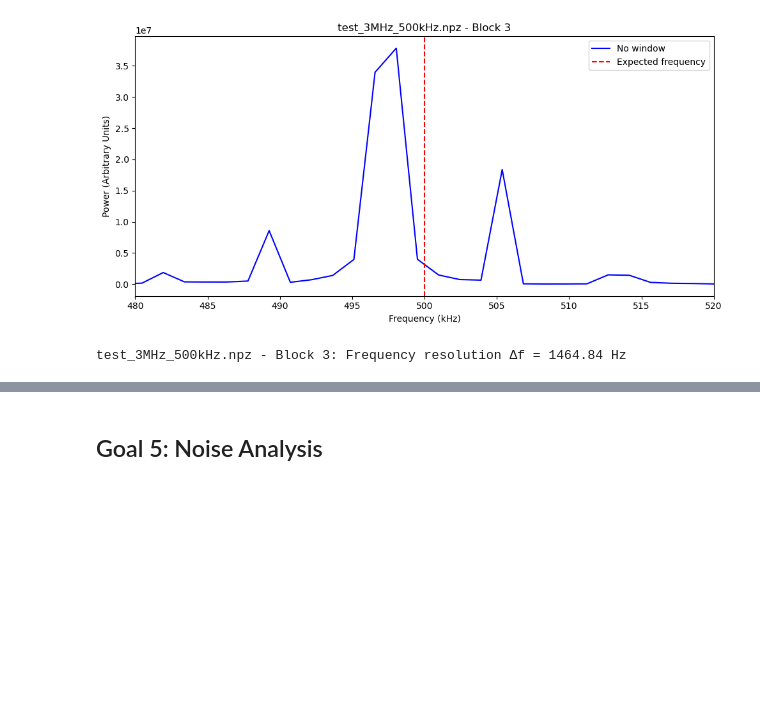
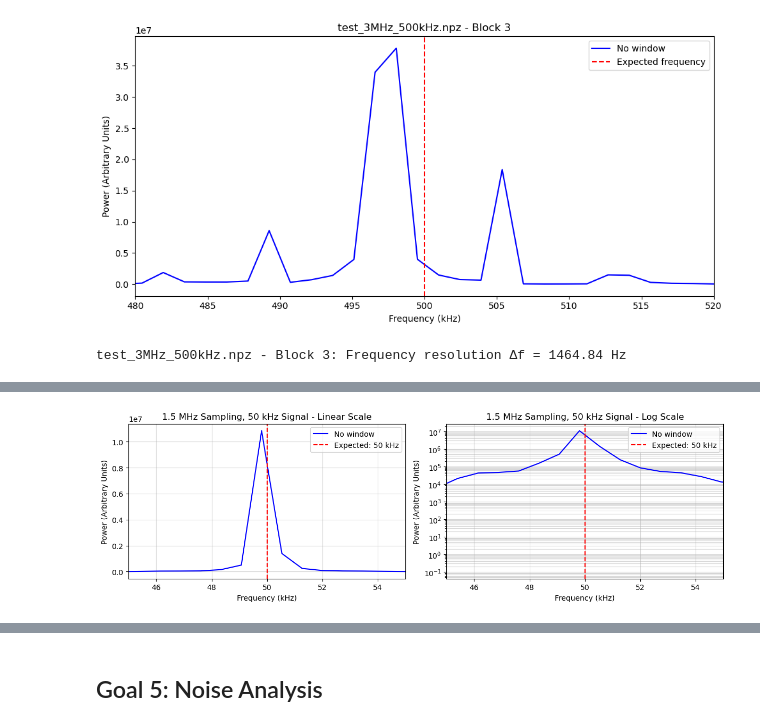
Before and after one commit to averybooks/radiolab2026-Cal, a Jupyter notebook: LAB1_Code.ipynb, the cells around one changed output, grey strips where cells are left out. Saved outputs shown, nothing was run; the diff lists cells and outputs as text; code cells hidden in the pictures; blank space fills up the shorter version.

```diff
--- a/LAB1_Code.ipynb
+++ b/LAB1_Code.ipynb
@@ -469,0 +464,86 @@ test_3MHz_500kHz.npz - Block 3: Frequency resolution Δf = 1464.84 Hz
+# %%
+import numpy as np
+import matplotlib.pyplot as plt
+import os
+
+# Dataset parameters
+datasets = [
+    {
+        "file": r"C:\Users\medin\Downloads\Spring_2026\ASTRON121\LAB1_DATA\Bandpass Filter\1.5MHz_Sampling\test_1.5MHz_50kHz.npz",
+        "fs": 1.5e6,
+        "f_signal": 50e3,
+        "zoom_range_khz": 5,
+        "block_idx": 3,
+        "label": "1.5 MHz Sampling, 50 kHz Signal"
+    },
+    {
+        "file": r"C:\Users\medin\Downloads\Spring_2026\ASTRON121\LAB1_DATA\Bandpass Filter\3MHz_Sampling\test_3MHz_500kHz.npz",
+        "fs": 3e6,
+        "f_signal": 500e3,
+        "zoom_range_khz": 20,
+        "block_idx": 2,
+        "label": "3 MHz Sampling, 500 kHz Signal"
+    }
+]
+
+def plot_spectra_comparison(x_block, fs, f_signal, zoom_range_khz, title_label):
+    N = len(x_block)
+    delta_f = fs / N  # Frequency resolution
+
+    # FFT
+    freqs = np.fft.fftfreq(N, 1/fs)
+    X = np.fft.fft(x_block)
+    power = np.abs(X)**2
+
+    # Zoom range
+    zoom_min = f_signal - zoom_range_khz * 1e3
+    zoom_max = f_signal + zoom_range_khz * 1e3
+
+    # Create figure with two subplots
+    fig, axes = plt.subplots(1, 2, figsize=(12, 4))
+
+    # Linear scale
+    ax1 = axes[0]
+    ax1.plot(freqs[:N//2]/1e3, power[:N//2], color='blue', label='No window', linewidth=1.5)
+    ax1.axvline(f_signal/1e3, color='red', linestyle='--', label=f'Expected: {f_signal/1e3:.0f} kHz')
+    ax1.set_xlim(zoom_min/1e3, zoom_max/1e3)
+    ax1.set_xlabel('Frequency (kHz)')
+    ax1.set_ylabel('Power (Arbitrary Units)')
+    ax1.set_title(f'{title_label} - Linear Scale')
+    ax1.legend()
+    ax1.grid(alpha=0.5)
+
+    # Log scale
+    ax2 = axes[1]
+    ax2.plot(freqs[:N//2]/1e3, power[:N//2], color='blue', label='No window', linewidth=1.5)
+    ax2.axvline(f_signal/1e3, color='red', linestyle='--', label=f'Expected: {f_signal/1e3:.0f} kHz')
+    ax2.set_xlim(zoom_min/1e3, zoom_max/1e3)
+    ax2.set_xlabel('Frequency (kHz)')
+    ax2.set_ylabel('Power (Arbitrary Units)')
+    ax2.set_yscale('log')
+    ax2.set_title(f'{title_label} - Log Scale')
+    ax2.legend()
+    ax2.grid(alpha=0.5, which='both')
+
+    plt.tight_layout()
+    plt.show()
+
+    print(f"{title_label}: Frequency resolution Δf = {delta_f:.2f} Hz\n")
+    return delta_f
+
+# Process both datasets
+delta_fs = []
+for ds in datasets:
+    data = np.load(ds["file"])
+    x = data[data.files[0]]
+
+    if x.ndim == 1:
+        x = x[np.newaxis, :]
+
+    block = x[ds["block_idx"]]
+    title_label = ds["label"]
+
+    delta_f = plot_spectra_comparison(block, ds["fs"], ds["f_signal"], ds["zoom_range_khz"], title_label)
+    delta_fs.append(delta_f)
+# %% [output]
+[figure, added]
```
Also changed, not shown: parts of 8 cells of this notebook, 1 other file.
